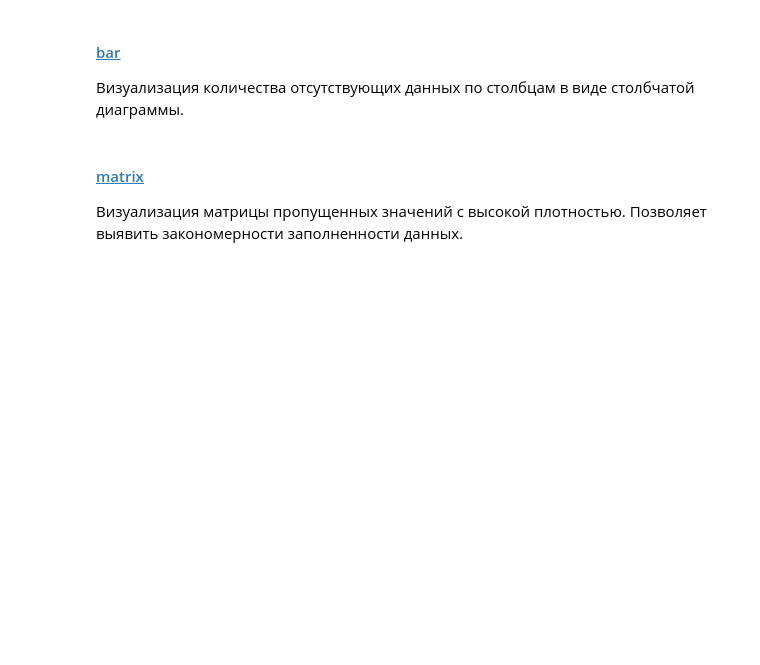
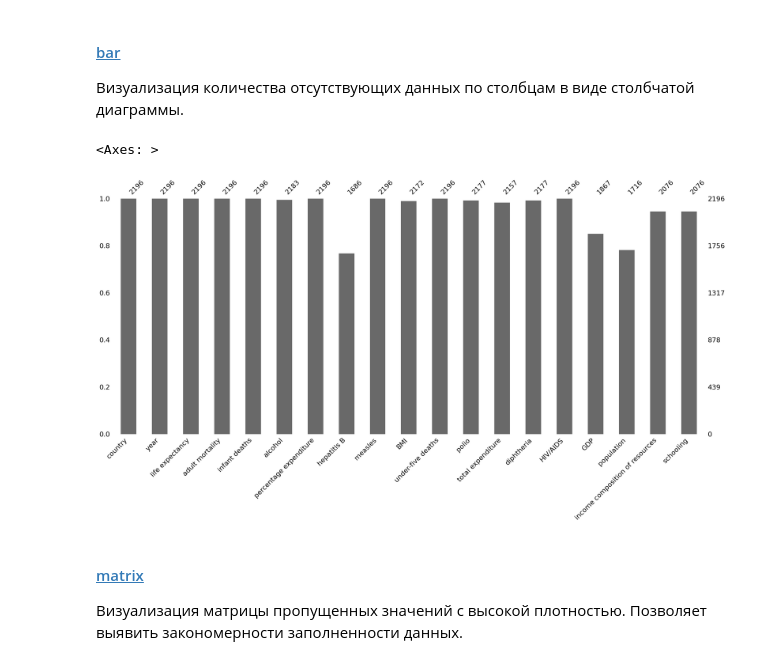
Before and after one commit to 2813/ODS-homework, a Jupyter notebook: 03_ODS_ML.ipynb, the cells around one changed output. Drawn from its saved outputs; the diff is of its cells as text; code cells hidden in the pictures; blank space fills up the shorter version.

```diff
--- a/03_ODS_ML.ipynb
+++ b/03_ODS_ML.ipynb
@@ -264,13 +316,14 @@ life_cat_feat = ...
 # %%
 # Удалите строки с пропусками в целевой переменной
 
-df_life = ...
+df_life = df_life.dropna(subset='life expectancy')
 # %%
 # Разделите датасет на обучающую и тестовую выборки так, чтобы в тестовую выборку вошли все данные за 2012-2015 год
 # Выделять целевой признак в отдельную переменную не требуется
 
-life_train = ...
-life_test = ...
+testmask = df_life["year"].between(2012,2015)
+life_train = df_life[~testmask]
+life_test = df_life[testmask]
 # %%
 # Посчитайте доли пропусков в обучающей выборке
 
@@ -283,7 +350,10 @@ life_nan_info = life_nan_info[life_nan_info['NaN share'] != 0.0]
 # %%
 # Выполните визуальный анализ пропущенных значений в обучающей выборке с помощью msno.bar
 
-...
+msno.bar(life_train)
+# %% [output]
+<Axes: >
+[figure, added]
 # %% [markdown]
 #### [matrix](https://github.com/ResidentMario/missingno?tab=readme-ov-file#matrix)
 
```
Also changed, not shown: parts of 13 cells of this notebook.
